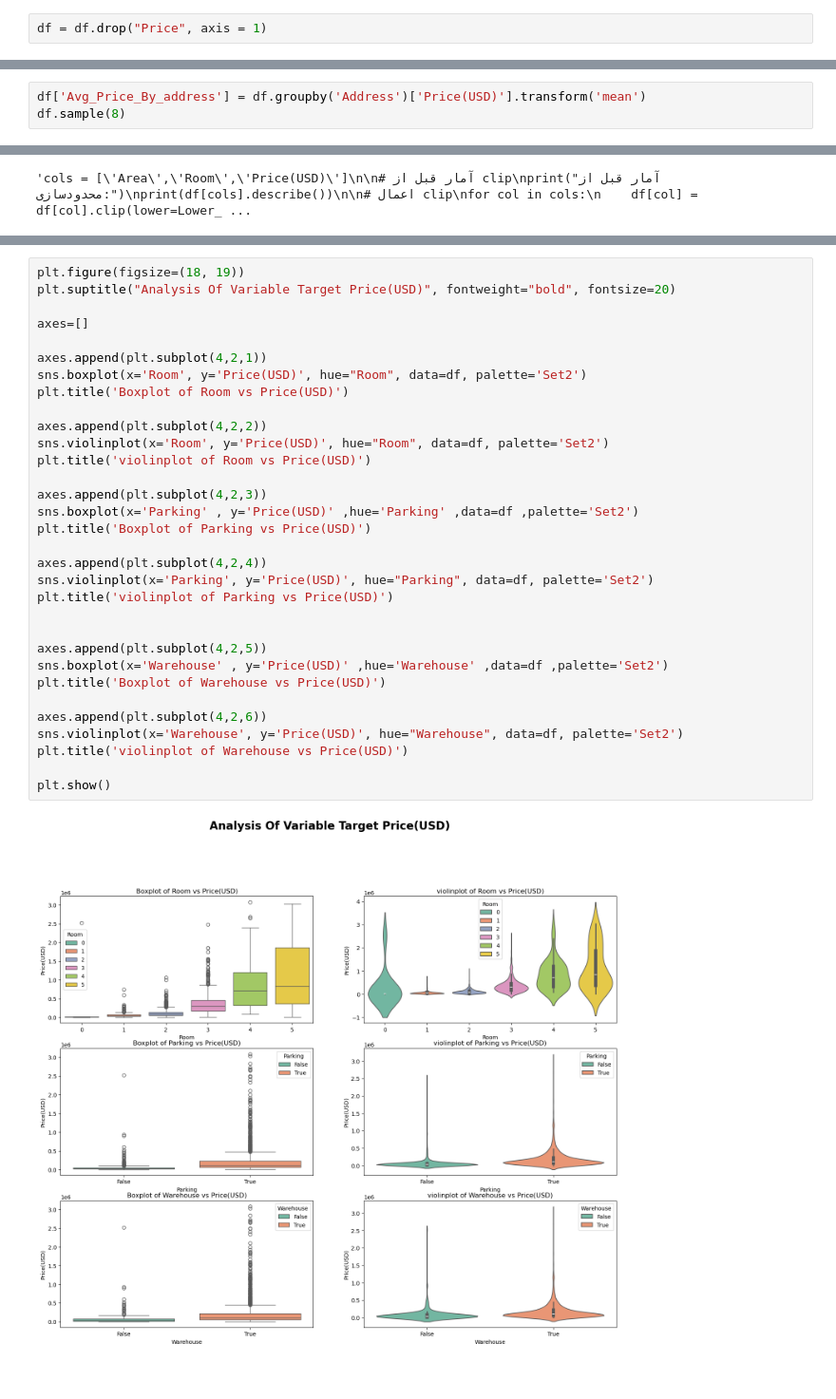
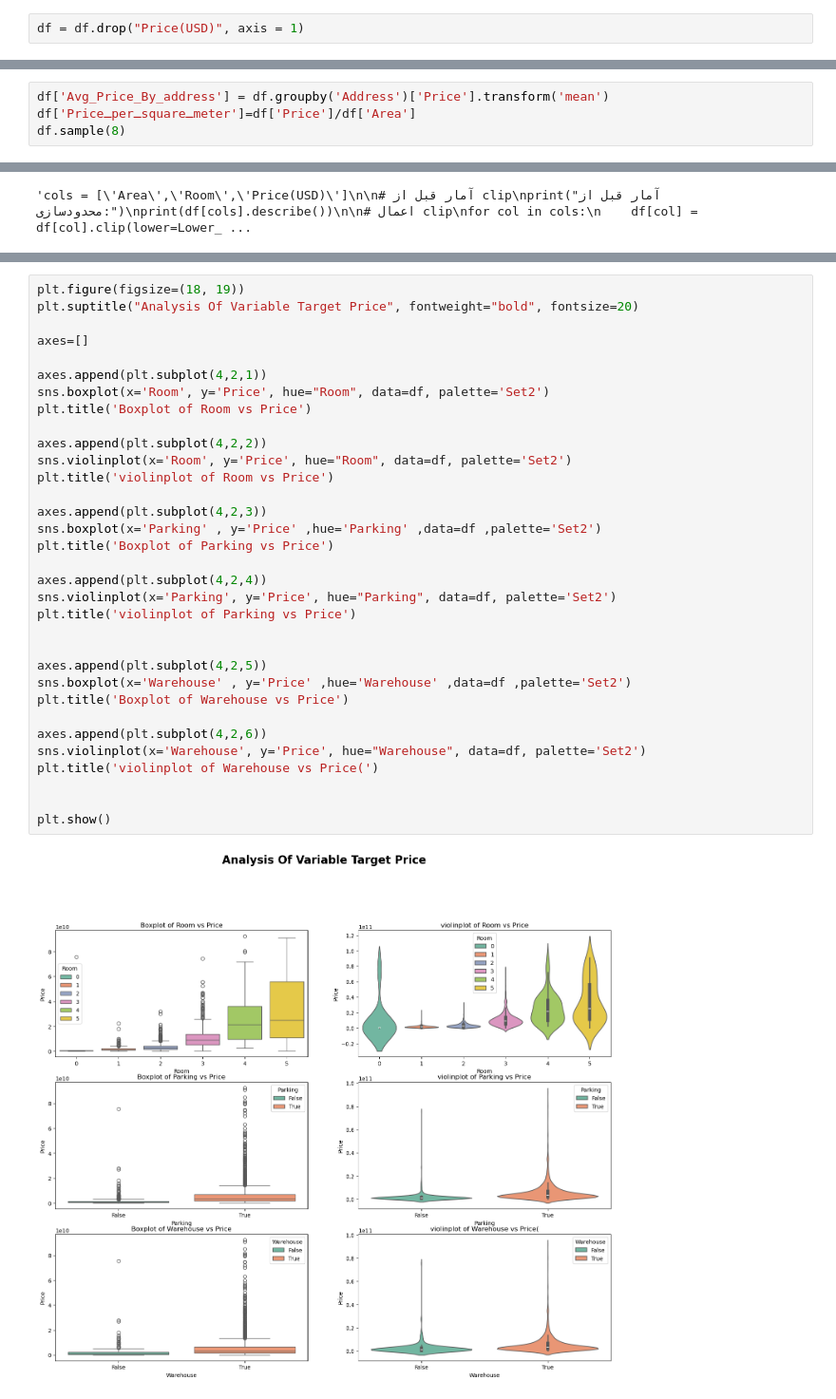
Before and after one commit to Moein1239/HousePrice_Tehran, a Jupyter notebook: Scripts/Houseprice_Tehran.ipynb, the cells around one changed output, grey strips where cells are left out. Shown at 95% size. Drawn from its saved outputs; the diff is of its cells as text.

```diff
--- a/Scripts/Houseprice_Tehran.ipynb
+++ b/Scripts/Houseprice_Tehran.ipynb
@@ -17,7 +19,7 @@ df.head(5)
 | 3 | 95 | 2 | True | True | True | Shahrake Qods | 9.025000e+08 | 30083.33 |
 | 4 | 123 | 2 | True | True | True | Shahrake Gharb | 7.000000e+09 | 233333.33 |
 # %%
-df = df.drop("Price", axis = 1)
+df = df.drop("Price(USD)", axis = 1)
 # %%
 df.info()
 # %% [output]
@@ -76,6 +78,7 @@ Kazemabad                   1
 Yakhchiabad                 1
 Name: count, Length: 192, dtype: int64
 # %%
-df['Avg_Price_By_address'] = df.groupby('Address')['Price(USD)'].transform('mean')
+df['Avg_Price_By_address'] = df.groupby('Address')['Price'].transform('mean')
+df['Priceـperـsquareـmeter']=df['Price']/df['Area']
 df.sample(8)
 # %% [output]
@@ -151,37 +157,38 @@ plt.show()
 # %%
 plt.figure(figsize=(18, 19))
-plt.suptitle("Analysis Of Variable Target Price(USD)", fontweight="bold", fontsize=20)
+plt.suptitle("Analysis Of Variable Target Price", fontweight="bold", fontsize=20)
 
 axes=[]
 
 axes.append(plt.subplot(4,2,1))
-sns.boxplot(x='Room', y='Price(USD)', hue="Room", data=df, palette='Set2')
-plt.title('Boxplot of Room vs Price(USD)')
+sns.boxplot(x='Room', y='Price', hue="Room", data=df, palette='Set2')
+plt.title('Boxplot of Room vs Price')
 
 axes.append(plt.subplot(4,2,2))
-sns.violinplot(x='Room', y='Price(USD)', hue="Room", data=df, palette='Set2')
-plt.title('violinplot of Room vs Price(USD)')
+sns.violinplot(x='Room', y='Price', hue="Room", data=df, palette='Set2')
+plt.title('violinplot of Room vs Price')
 
 axes.append(plt.subplot(4,2,3))
-sns.boxplot(x='Parking' , y='Price(USD)' ,hue='Parking' ,data=df ,palette='Set2')
-plt.title('Boxplot of Parking vs Price(USD)')
+sns.boxplot(x='Parking' , y='Price' ,hue='Parking' ,data=df ,palette='Set2')
+plt.title('Boxplot of Parking vs Price')
 
 axes.append(plt.subplot(4,2,4))
-sns.violinplot(x='Parking', y='Price(USD)', hue="Parking", data=df, palette='Set2')
-plt.title('violinplot of Parking vs Price(USD)')
+sns.violinplot(x='Parking', y='Price', hue="Parking", data=df, palette='Set2')
+plt.title('violinplot of Parking vs Price')
 
 
 axes.append(plt.subplot(4,2,5))
-sns.boxplot(x='Warehouse' , y='Price(USD)' ,hue='Warehouse' ,data=df ,palette='Set2')
-plt.title('Boxplot of Warehouse vs Price(USD)')
+sns.boxplot(x='Warehouse' , y='Price' ,hue='Warehouse' ,data=df ,palette='Set2')
+plt.title('Boxplot of Warehouse vs Price')
 
 axes.append(plt.subplot(4,2,6))
-sns.violinplot(x='Warehouse', y='Price(USD)', hue="Warehouse", data=df, palette='Set2')
-plt.title('violinplot of Warehouse vs Price(USD)')
+sns.violinplot(x='Warehouse', y='Price', hue="Warehouse", data=df, palette='Set2')
+plt.title('violinplot of Warehouse vs Price(')
+
 
 plt.show()
 # %% [output]
-[figure, old version]
+[figure, new version]
 # %%
 plt.figure(figsize=(12,9))
 plt.suptitle("Room vs Area", fontweight="bold", fontsize=22)
```
Also changed, not shown: parts of 14 cells of this notebook.
